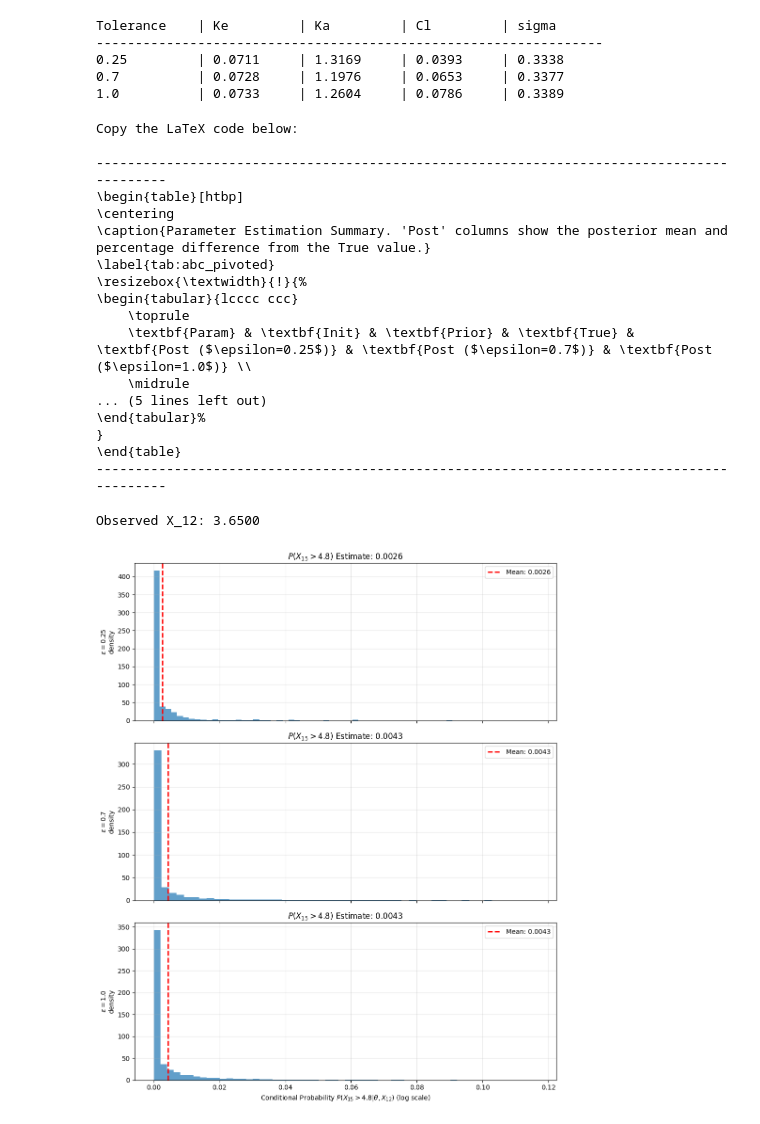
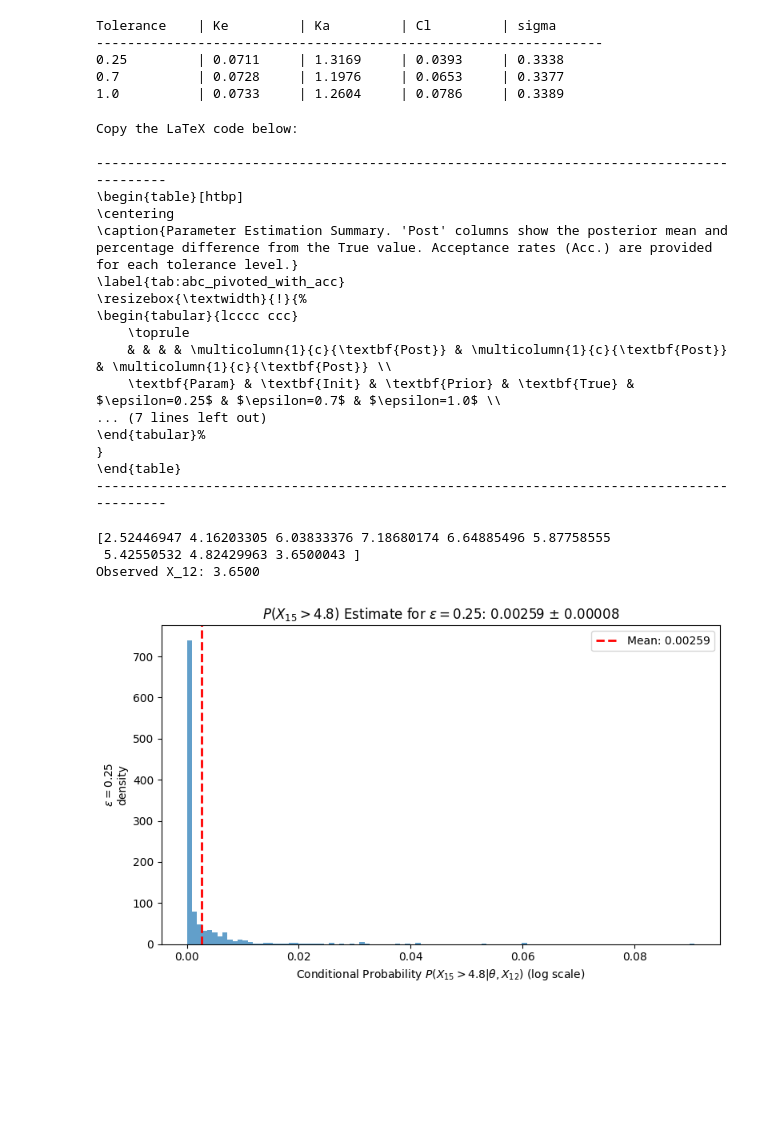
Before and after one commit to OscarWohlf/ApproximateBayesianComputationMCMC, a Jupyter notebook: abc_mcmc.ipynb, the cells around one changed output. Saved outputs shown, nothing was run; the diff lists cells and outputs as text; code cells hidden in the pictures; blank space fills up the shorter version.

```diff
--- a/abc_mcmc.ipynb
+++ b/abc_mcmc.ipynb
@@ -619,15 +619,18 @@ sorted_eps = sorted(thetas_eps.keys())
 # --- Construct the LaTeX String ---
 
 # 1. Header Construction
+# We use a nested header to show Epsilon and its corresponding Acceptance Rate
 latex_header = [
     r"\begin{table}[htbp]",
     r"\centering",
-    r"\caption{Parameter Estimation Summary. 'Post' columns show the posterior mean and percentage difference from the True value.}",
-    r"\label{tab:abc_pivoted}",
+    r"\caption{Parameter Estimation Summary. 'Post' columns show the posterior mean and percentage difference from the True value. Acceptance rates (Acc.) are provided for each tolerance level.}",
+    r"\label{tab:abc_pivoted_with_acc}",
     r"\resizebox{\textwidth}{!}{%",
     r"\begin{tabular}{lcccc ccc}",
     r"    \toprule",
-    f"    \\textbf{{Param}} & \\textbf{{Init}} & \\textbf{{Prior}} & \\textbf{{True}} & \\textbf{{Post ($\\epsilon={sorted_eps[0]}$)}} & \\textbf{{Post ($\\epsilon={sorted_eps[1]}$)}} & \\textbf{{Post ($\\epsilon={sorted_eps[2]}$)}} \\\\",
+    r"    & & & & \multicolumn{1}{c}{\textbf{Post}} & \multicolumn{1}{c}{\textbf{Post}} & \multicolumn{1}{c}{\textbf{Post}} \\",
+    f"    \\textbf{{Param}} & \\textbf{{Init}} & \\textbf{{Prior}} & \\textbf{{True}} & $\\epsilon={sorted_eps[0]}$ & $\\epsilon={sorted_eps[1]}$ & $\\epsilon={sorted_eps[2]}$ \\\\",
+    f"    & & & & (Acc: {acc_eps[sorted_eps[0]]:.3f}) & (Acc: {acc_eps[sorted_eps[1]]:.3f}) & (Acc: {acc_eps[sorted_eps[2]]:.3f}) \\\\",
     r"    \midrule"
 ]
 
@@ -649,7 +652,7 @@ for i in range(4): # Loop through Ke, Ka, Cl, sigma
         p_diff = ((post - tru) / tru) * 100
 
         # Format the mean and % difference cell
-        # Note: double {{ }} are used to escape the LaTeX braces in an f-string
+        # Triple braces {{{ }}} escape LaTeX braces in Python f-strings
         current_row += f"& \\textbf{{{post:<6.3f}}} ({p_diff:>+4.1f}\\%) "
 
     current_row += r"\\"
@@ -676,14 +679,14 @@ Copy the LaTeX code below:
 ------------------------------------------------------------------------------------------
 \begin{table}[htbp]
 \centering
-\caption{Parameter Estimation Summary. 'Post' columns show the posterior mean and percentage difference from the True value.}
-\label{tab:abc_pivoted}
+\caption{Parameter Estimation Summary. 'Post' columns show the posterior mean and percentage difference from the True value. Acceptance rates (Acc.) are provided for each tolerance level.}
+\label{tab:abc_pivoted_with_acc}
 \resizebox{\textwidth}{!}{%
 \begin{tabular}{lcccc ccc}
     \toprule
-    \textbf{Param} & \textbf{Init} & \textbf{Prior} & \textbf{True} & \textbf{Post ($\epsilon=0.25$)} & \textbf{Post ($\epsilon=0.7$)} & \textbf{Post ($\epsilon=1.0$)} \\
-    \midrule
-... (5 lines left out)
+    & & & & \multicolumn{1}{c}{\textbf{Post}} & \multicolumn{1}{c}{\textbf{Post}} & \multicolumn{1}{c}{\textbf{Post}} \\
+    \textbf{Param} & \textbf{Init} & \textbf{Prior} & \textbf{True} & $\epsilon=0.25$ & $\epsilon=0.7$ & $\epsilon=1.0$ \\
+... (7 lines left out)
 \end{tabular}%
 }
 \end{table}
@@ -741,63 +744,60 @@ def analytical_prob_X15(theta, X12, c=4.8):
 
     return p
 
-def goal6(theta_eps, data_obs, c=4.8):
+def goal6(theta_eps, data_obs, c=4.8, target_eps=0.25):
     """
     Computes and plots estimators for multiple epsilons
     """
 
-    eps_list = sorted(theta_eps.keys())
-
     # get observed data
     X12 = data_obs[-1]
+
+    print(data_obs)
     print(f"Observed X_12: {X12:.4f}")
 
     # define burn in
     burn_in = 2000
 
     # set up axes
-    fig, axes = plt.subplots(len(eps_list), 1, figsize=(10, 12), sharex=True)
+    fig, ax = plt.subplots(figsize=(8, 5))
 
-    # handle single epsilon case
-    if len(eps_list) == 1: axes = [axes]
+    # get posterior samples (theta) for the target epsilon
+    samples = theta_eps[target_eps]
+    clean_samples = samples[burn_in:]
 
-    # iterate over epsilons
-    for r, e in enumerate(eps_list):
+    # compute goal 6 estimator
+    probabilities = analytical_prob_X15(clean_samples, X12, c)
 
-         # get posterior samples (theta)
-        samples = theta_eps[e]
-        clean_samples = samples[burn_in:]
+    # get mean and std error
+    estimate = np.mean(probabilities)
+    error = np.std(probabilities) / np.sqrt(len(probabilities))
 
-        # compute goal 6 estimator
-        probabilities = analytical_prob_X15(clean_samples, X12, c)
+    # Calculate log-spaced bins for the histogram
+    # We ensure probabilities are > 0 to avoid log10 errors
+    valid_probs = probabilities[probabilities > 0]
 
-        # get mean and std error
-        estimate = np.mean(probabilities)
-        error = np.std(probabilities) / np.sqrt(len(probabilities))
+    # plot histogram using the log-spaced bins
+    ax.hist(probabilities, bins=100, alpha=0.7, density=True)
 
-        ax = axes[r]
+    # Set x-axis to log scale
+    # ax.set_xscale('log')
 
-        # plot histogram
-        bins = np.logspace(np.log10(probabilities.min()), np.log10(probabilities.max()), 50)
-        ax.hist(probabilities, bins=51, alpha=0.7, density=True)
+    # add mean estimate line
+    ax.axvline(estimate, color='red', linestyle='--', linewidth=2, label=f'Mean: {estimate:.5f}')
+    ax.set_ylabel(rf"$\epsilon={target_eps}$" + "\n" + "density")
+    ax.set_title(rf"$P(X_{{15}} > {c})$ Estimate for $\epsilon={target_eps}$: {estimate:.5f} $\pm$ {error:.5f}")
+    ax.legend(loc='upper right')
+    ax.set_xlabel(r'Conditional Probability $P(X_{15} > 4.8 | \theta, X_{12})$ (log scale)')
 
-        # add mean estimate line
-        ax.axvline(estimate, color='red', linestyle='--', linewidth=2, label=f'Mean: {estimate:.4f}')
-
-        ax.set_ylabel(rf"$\epsilon={e}$" + "\n" + "density")
-        ax.set_title(rf"$P(X_{{15}} > {c})$ Estimate: {estimate:.4f}")
-        ax.legend(loc='upper right')
-
-
-
-    axes[-1].set_xlabel(r'Conditional Probability $P(X_{15} > 4.8 | \theta, X_{12})$ (log scale)')
     plt.tight_layout()
     plt.show()
 
 # run goal6
 goal6(thetas_eps, data_obs)
 
 print()
 # %% [output]
+[2.52446947 4.16203305 6.03833376 7.18680174 6.64885496 5.87758555
+ 5.42550532 4.82429963 3.6500043 ]
 Observed X_12: 3.6500
-[figure, old version]
+[figure, new version]
```
Also changed, not shown: 1 other file.
